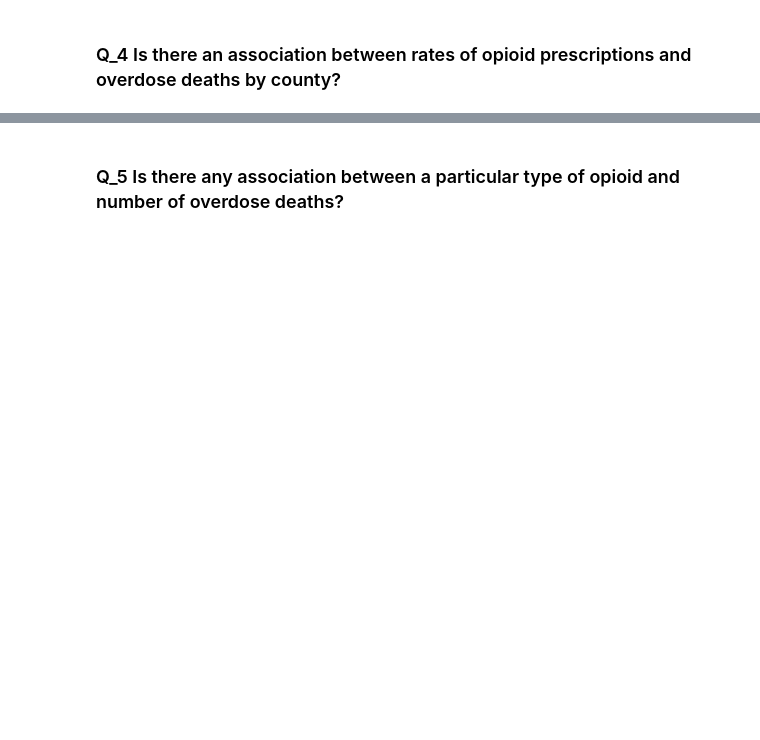
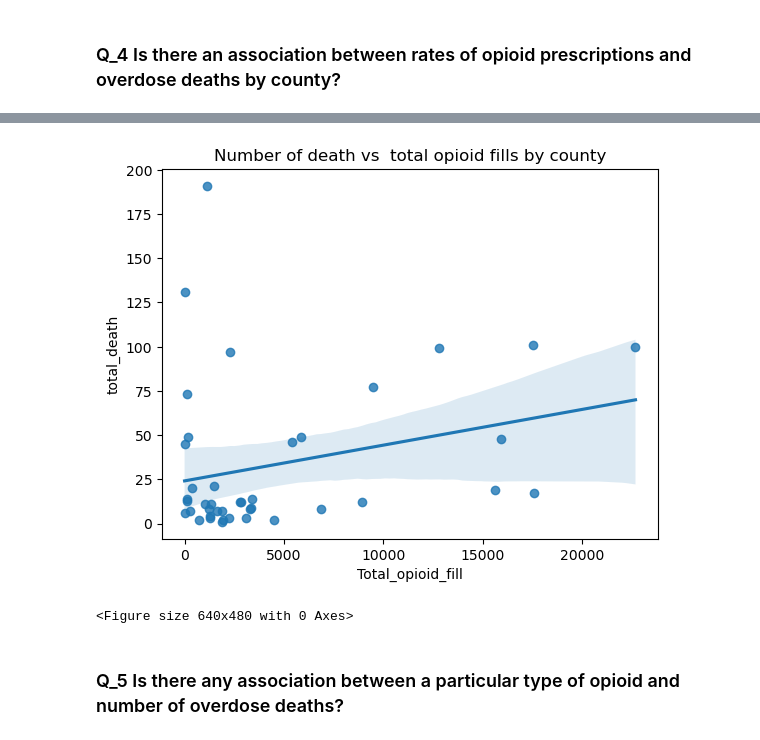
Before and after one commit to NSS-Data-Analytics-Cohort-14/prescribers-python-da14-panda_monium, a Jupyter notebook: notebooks/prescribers.ipynb, the cells around one changed output, grey strips where cells are left out. Saved outputs shown, nothing was run; the diff lists cells and outputs as text; code cells hidden in the pictures; blank space fills up the shorter version.

```diff
--- a/notebooks/prescribers.ipynb
+++ b/notebooks/prescribers.ipynb
@@ -97,7 +199,15 @@ memory usage: 3.7+ MB
+# %%
+#aggregate the overdose_death table for total death for each county
+
+county_over_death = overdose_df.groupby('fipscounty')['overdose_deaths'].sum().reset_index(name = 'total_death')
+# %%
+#convert zip and fipscounty field to same data type
+presc_count['fipscounty'] = presc_count['fipscounty'].astype('int64')
 # %%
-prescription_prescription = pd.merge(
-    left = prescription_opioid,
-    right = prescriber_df,
-    how = 'left',
-    on = "npi"
-  )
+#combine overdose_county and overdose_county
+prescription_overdose = pd.merge( left = presc_count,
+                                 right = county_over_death,
+                                 how = 'left',
+                                 on = 'fipscounty'
+)
+prescription_overdose.head()
@@ -103,0 +221,4 @@ prescription_prescription = pd.merge(
+# %%
+#calculate percentage of opioid prescription compared to tatal presc
+prescription_overdose['opioid_rate'] =( prescription_overdose['opioid_pr'] / prescription_overdose['total_pr'] 	)*100
+prescription_overdose.head()
@@ -104,3 +232,15 @@ prescription_prescription = pd.merge(
+# %%
+#create scatter plot with trned line
+sns.regplot(x= 'opioid_pr', y= 'total_death',data=prescription_overdose)
+plt.xlabel("Total_opioid_fill")
+plt.title('Number of death vs  total opioid fills by county')
+plt.show()
+#saving the plort
+plt.savefig('Opioid_death.png', format='png', dpi= 600, bbox_inches='tight')  # Adjust `dp
+plt.show()
+# %% [output]
+[figure, added]
+<Figure size 640x480 with 0 Axes>
 # %% [markdown]
 ### Q_5  Is there any association between a particular type of opioid and number of overdose deaths?
 # %%
```
Also changed, not shown: parts of 26 cells of this notebook.
